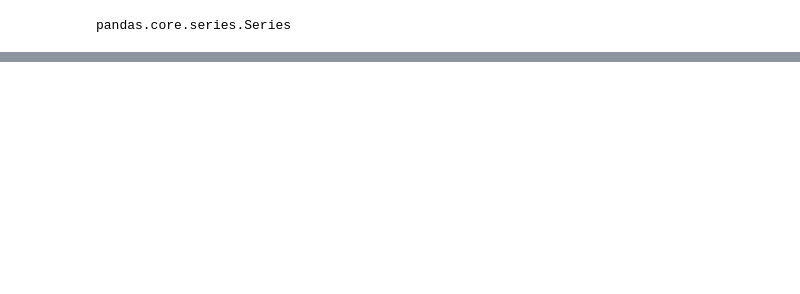
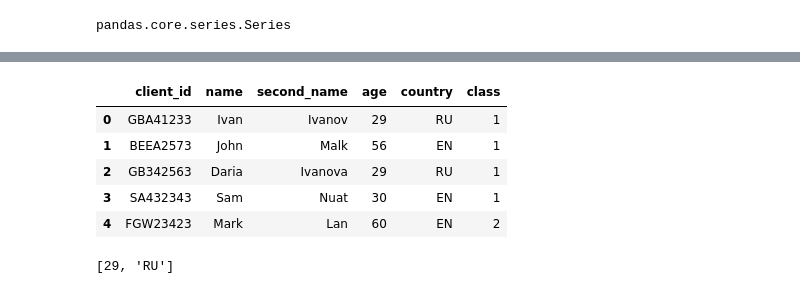
Before and after one commit to VorobyvEgor/Ex_tg_bot, a Jupyter notebook: Ex_tg_bot_Python_2.ipynb, the cells around one changed output, grey strips where cells are left out. Saved outputs shown, nothing was run; the diff lists cells and outputs as text; code cells hidden in the pictures; blank space fills up the shorter version.

```diff
--- a/Ex_tg_bot_Python_2.ipynb
+++ b/Ex_tg_bot_Python_2.ipynb
@@ -478,0 +536,17 @@ pandas.core.series.Series
+# %%
+df = pd.DataFrame({
+    'client_id': ['GBA41233', 'BEEA2573', 'GB342563', 'SA432343', 'FGW23423'],
+    'name': ['Ivan', 'John', 'Daria', 'Sam', 'Mark'],
+    'second_name': ['Ivanov', 'Malk', 'Ivanova', 'Nuat', 'Lan'],
+    'age': [29, 56, 29, 30, 60],
+    'country': ['RU', 'EN', 'RU', 'EN', 'EN'],
+    'class': [1, 1, 1, 1, 2]
+})
+df
+# %% [output]
+|  | client_id | name | second_name | age | country | class |
+| 0 | GBA41233 | Ivan | Ivanov | 29 | RU | 1 |
+| 1 | BEEA2573 | John | Malk | 56 | EN | 1 |
+| 2 | GB342563 | Daria | Ivanova | 29 | RU | 1 |
+| 3 | SA432343 | Sam | Nuat | 30 | EN | 1 |
+| 4 | FGW23423 | Mark | Lan | 60 | EN | 2 |
@@ -478,0 +559,4 @@ pandas.core.series.Series
+# %%
+find_popular(df, col)
+# %% [output]
+[29, 'RU']
```
Also changed, not shown: parts of 9 cells of this notebook.
